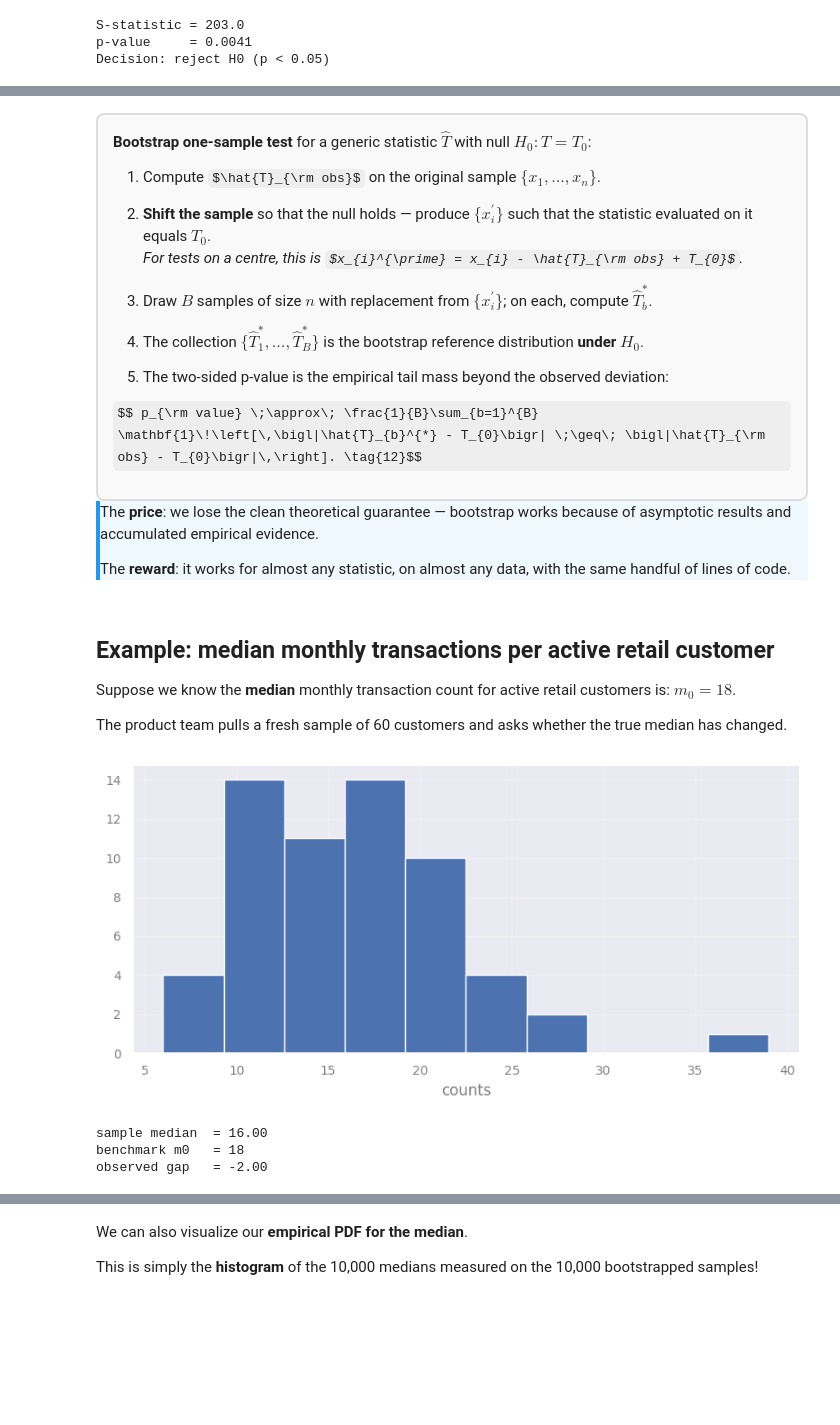
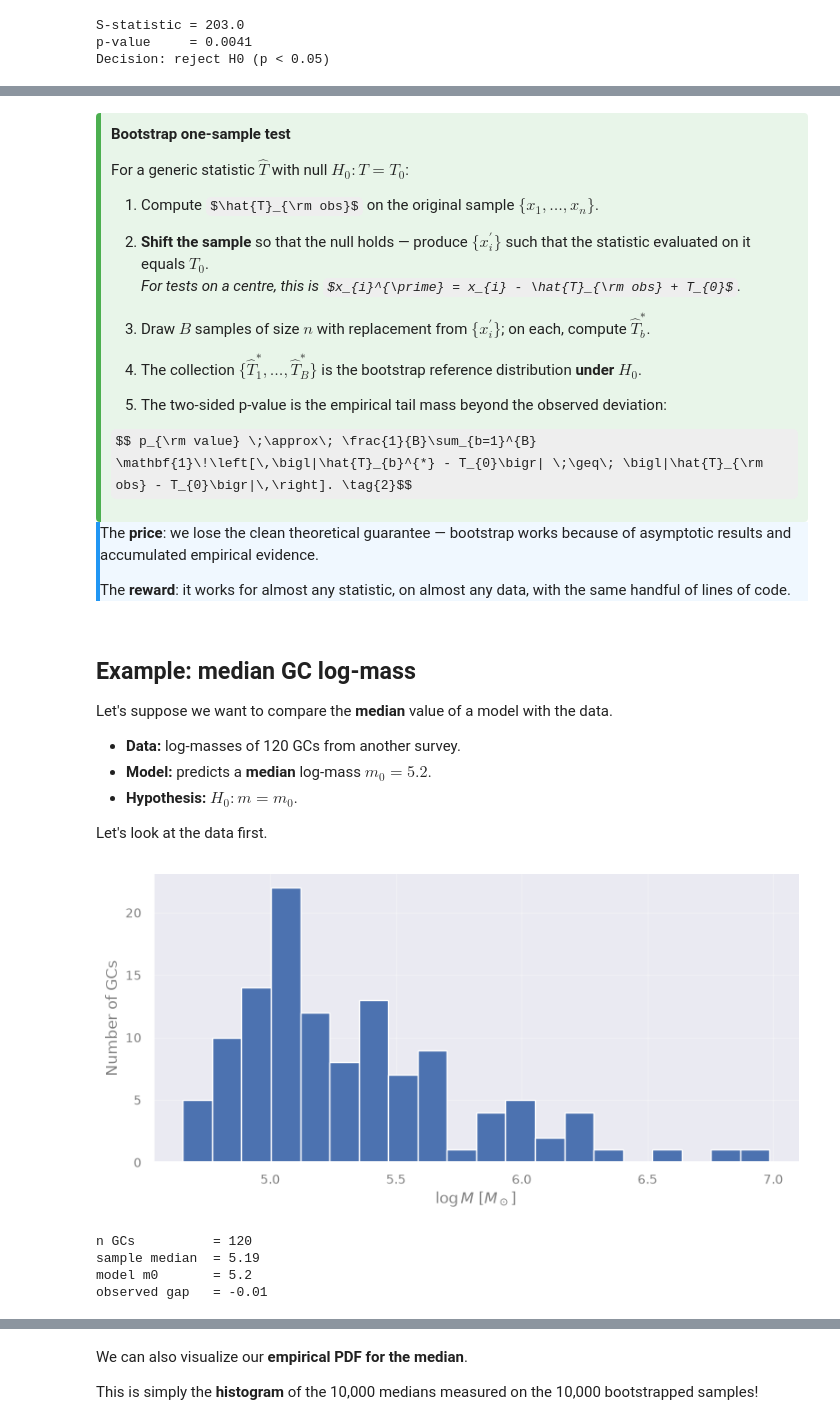
Before and after one commit to AstroStat-Academy/astrostat-school-7, a Jupyter notebook: Hypothesis_Testing/Hypothesis_Testing.ipynb, the cells around one changed output, grey strips where cells are left out. Saved outputs shown, nothing was run; the diff lists cells and outputs as text; code cells hidden in the pictures; some formulas as TeX source; blank space fills up the shorter version.

Commit message:
Completed Hypothesis Testing

```diff
--- a/Hypothesis_Testing/Hypothesis_Testing.ipynb
+++ b/Hypothesis_Testing/Hypothesis_Testing.ipynb
@@ -573,20 +569,22 @@ The **bootstrap** sidesteps the problem by building the reference distribution *
 # %% [markdown]
-<div style="border: 2px solid #ddd; border-radius: 8px; padding: 15px; background-color: #f9f9f9;">
+<div style="border-left: 5px solid #4CAF50; background-color: #e8f5e9; padding: 10px; border-radius: 4px; color: inherit;">
 
-**Bootstrap one-sample test** for a generic statistic $\hat{T}$ with null $H_{0}: T = T_{0}$:
+**Bootstrap one-sample test**
+
+For a generic statistic $\hat{T}$ with null $H_{0}: T = T_{0}$:
 
 1. Compute $\hat{T}_{\rm obs}$ on the original sample $\{x_{1}, \dots, x_{n}\}$.
 
 2. **Shift the sample** so that the null holds — produce $\{x_{i}^{\prime}\}$ such that the statistic evaluated on it equals $T_{0}$.<br>
 _For tests on a centre, this is $x_{i}^{\prime} = x_{i} - \hat{T}_{\rm obs} + T_{0}$._
 
-4. Draw $B$ samples of size $n$ with replacement from $\{x_{i}^{\prime}\}$; on each, compute $\hat{T}_{b}^{*}$.
+3. Draw $B$ samples of size $n$ with replacement from $\{x_{i}^{\prime}\}$; on each, compute $\hat{T}_{b}^{*}$.
 
-5. The collection $\{\hat{T}_{1}^{*}, \dots, \hat{T}_{B}^{*}\}$ is the bootstrap reference distribution **under $H_{0}$**.
+4. The collection $\{\hat{T}_{1}^{*}, \dots, \hat{T}_{B}^{*}\}$ is the bootstrap reference distribution **under $H_{0}$**.
 
-6. The two-sided p-value is the empirical tail mass beyond the observed deviation:
+5. The two-sided p-value is the empirical tail mass beyond the observed deviation:
 
-$$ p_{\rm value} \;\approx\; \frac{1}{B}\sum_{b=1}^{B} \mathbf{1}\!\left[\,\bigl|\hat{T}_{b}^{*} - T_{0}\bigr| \;\geq\; \bigl|\hat{T}_{\rm obs} - T_{0}\bigr|\,\right]. \tag{12}$$
+$$ p_{\rm value} \;\approx\; \frac{1}{B}\sum_{b=1}^{B} \mathbf{1}\!\left[\,\bigl|\hat{T}_{b}^{*} - T_{0}\bigr| \;\geq\; \bigl|\hat{T}_{\rm obs} - T_{0}\bigr|\,\right]. \tag{2}$$
 
 </div>
 
@@ -598,36 +596,38 @@ The **reward**: it works for almost any statistic, on almost any data, with the
 
 </div>
 # %% [markdown]
-## Example: median monthly transactions per active retail customer
+## Example: median GC log-mass
 
-Suppose we know the **median** monthly transaction count for active retail customers is: $m_{0} = 18$.
+Let's suppose we want to compare the **median** value of a model with the data.
 
-The product team pulls a fresh sample of 60 customers and asks whether the true median has changed.
+- **Data:** log-masses of 120 GCs from another survey.
+- **Model:** predicts a **median** log-mass $m_{0} = 5.2$.
+- **Hypothesis:** $H_0: m = m_0$.
+
+Let's look at the data first.
 # %%
-# ── Sample of 60 active retail customers — slightly skewed counts ─────────
-n = 60
+# ── Load and display the new GC sample ─────────────────────────────────────
+df_gc = pd.read_csv("data/GC_logmasses_skewed.csv", header=None, names=["log_mass"])
+X_GC = df_gc["log_mass"].to_numpy()
 
-rng = np.random.default_rng(seed=42)
-x = rng.lognormal(mean=np.log(15), sigma=0.45, size=n).round().astype(int)  # sample some data
-'''
-The lognormal is the Generative Process of the observed data for this example.
-It may or may not have a true median compatible m_0, we will check exactly this.
-''';
+n_GC = X_GC.size
 
-plt.hist(x, bins=10)
-plt.xlabel('x')
-plt.xlabel('counts')
+plt.hist(X_GC, bins=20)
+plt.xlabel(r"$\log M\ [M_\odot]$")
+plt.ylabel("Number of GCs")
 plt.show()
 
-m0 = 18
-m_obs = float(np.median(x))
+m0 = 5.2
+m_obs = float(np.median(X_GC))
 
+print(f"n GCs          = {n_GC}")
 print(f"sample median  = {m_obs:.2f}")
-print(f"benchmark m0   = {m0}")
+print(f"model m0       = {m0}")
 print(f"observed gap   = {m_obs - m0:+.2f}")
 # %% [output]
-[figure, old version]
+[figure, new version]
-sample median  = 16.00
-benchmark m0   = 18
-observed gap   = -2.00
+n GCs          = 120
+sample median  = 5.19
+model m0       = 5.2
+observed gap   = -0.01
 # %% [markdown]
```
Also changed, not shown: parts of 72 cells of this notebook, 4 other files.
